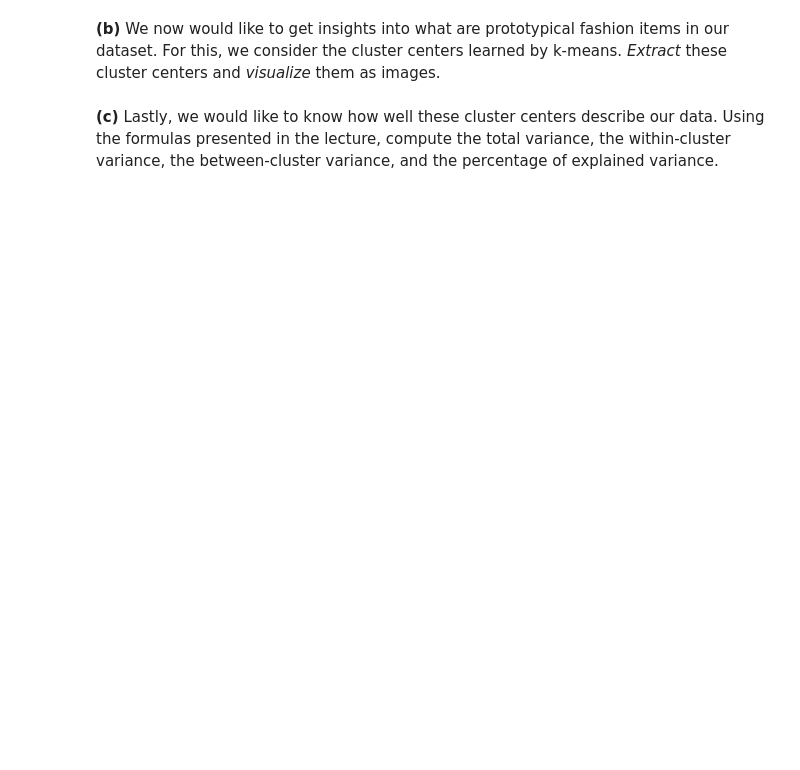
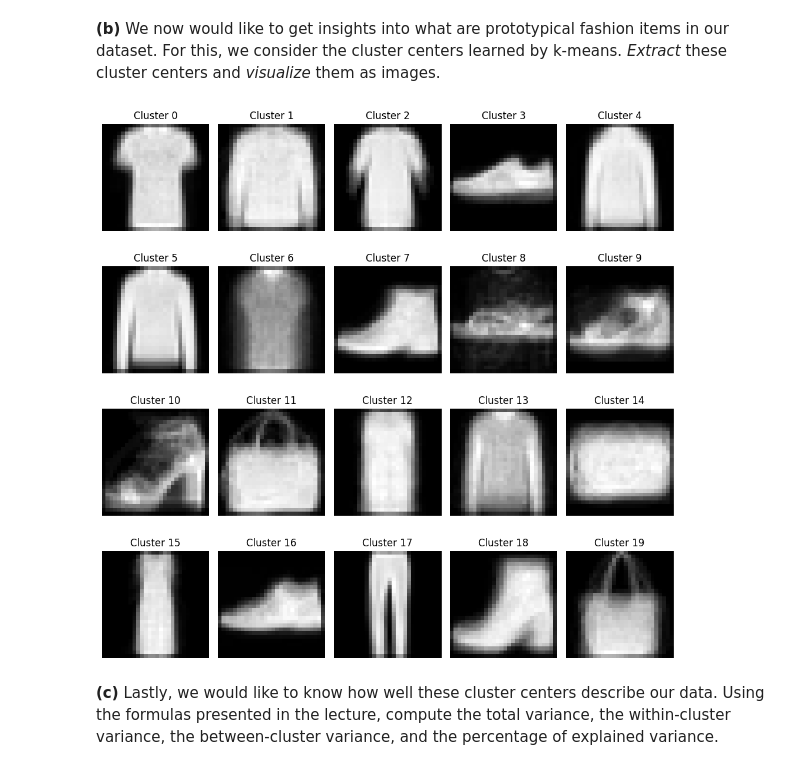
Before and after one commit to konnybonny2307/ml-wise, a Jupyter notebook: 05/sheet05-programming.ipynb, the cells around one changed output. Drawn from its saved outputs; the diff is of its cells as text; code cells hidden in the pictures; blank space fills up the shorter version.

```diff
--- a/05/sheet05-programming.ipynb
+++ b/05/sheet05-programming.ipynb
@@ -165,2 +206,36 @@ solution.view_cluster_centers(model)
+# %%
+def view_cluster_centers(model):
+    """
+    Visualize the cluster centers learned by K-Means as images.
+
+    Parameters:
+    - model: KMeans
+      The fitted KMeans model containing the cluster centers.
+    """
+    # Extract cluster centers
+    cluster_centers = model.cluster_centers_
+
+    # Number of clusters
+    n_clusters = cluster_centers.shape[0]
+
+    # Plot cluster centers as images
+    plt.figure(figsize=(10, 10))
+
+    for i in range(n_clusters):
+        # Reshape each cluster center back to a 28x28 image
+        image = cluster_centers[i].reshape(28, 28)
+
+        # Plot the image
+        plt.subplot(4, 5, i + 1)  # Arrange in a 4x5 grid
+        plt.imshow(image, cmap="gray")
+        plt.axis("off")
+        plt.title(f"Cluster {i}")
+
+    plt.tight_layout()
+    plt.show()
+
+view_cluster_centers(model)
+# %% [output]
+[figure, added]
 # %% [markdown]
 **(c)** Lastly, we would like to know how well these cluster centers describe our data. Using the formulas presented in the lecture, compute the total variance, the within-cluster variance, the between-cluster variance, and the percentage of explained variance.
```
Also changed, not shown: parts of 10 cells of this notebook, 1 other file.
